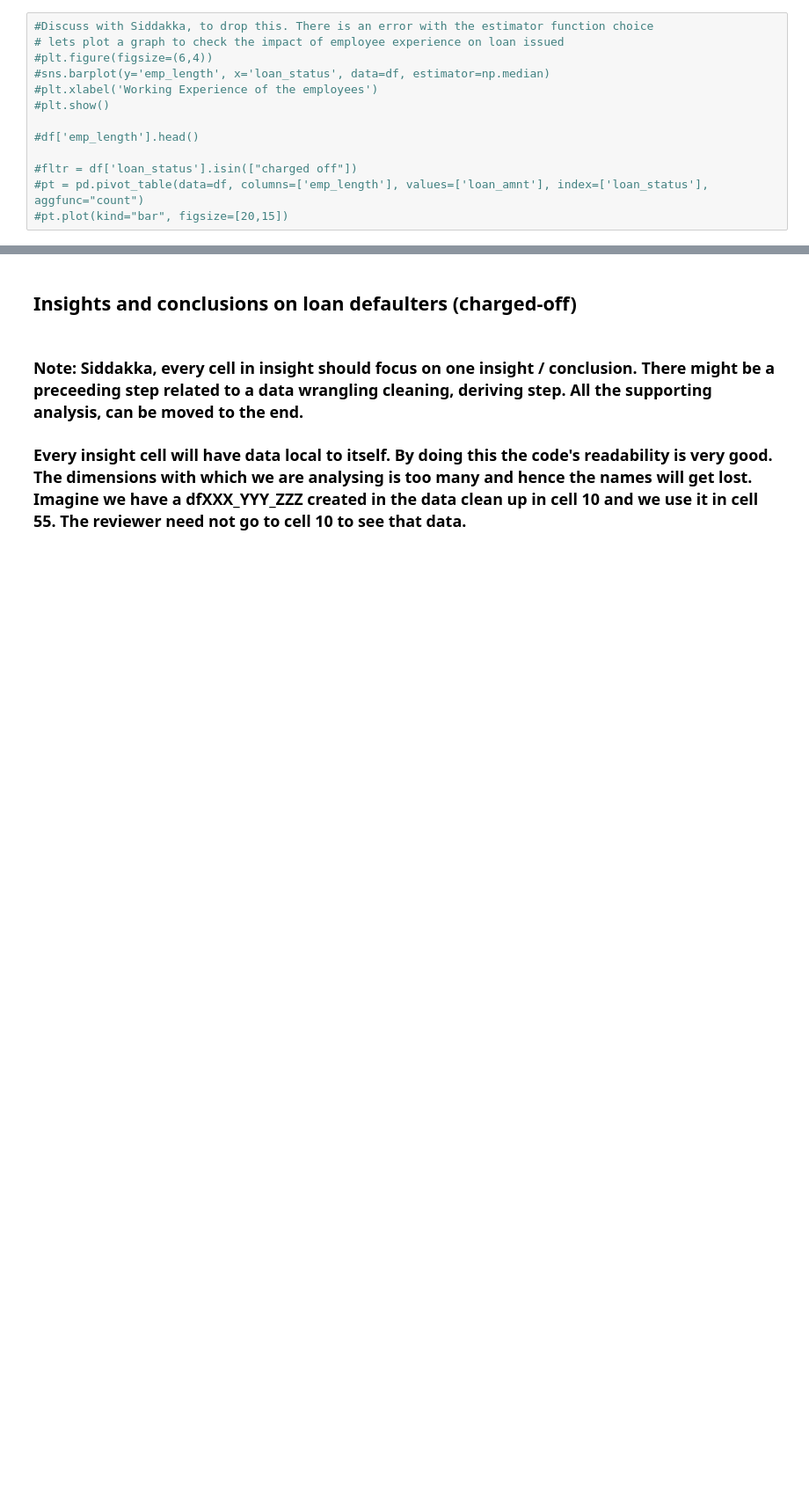
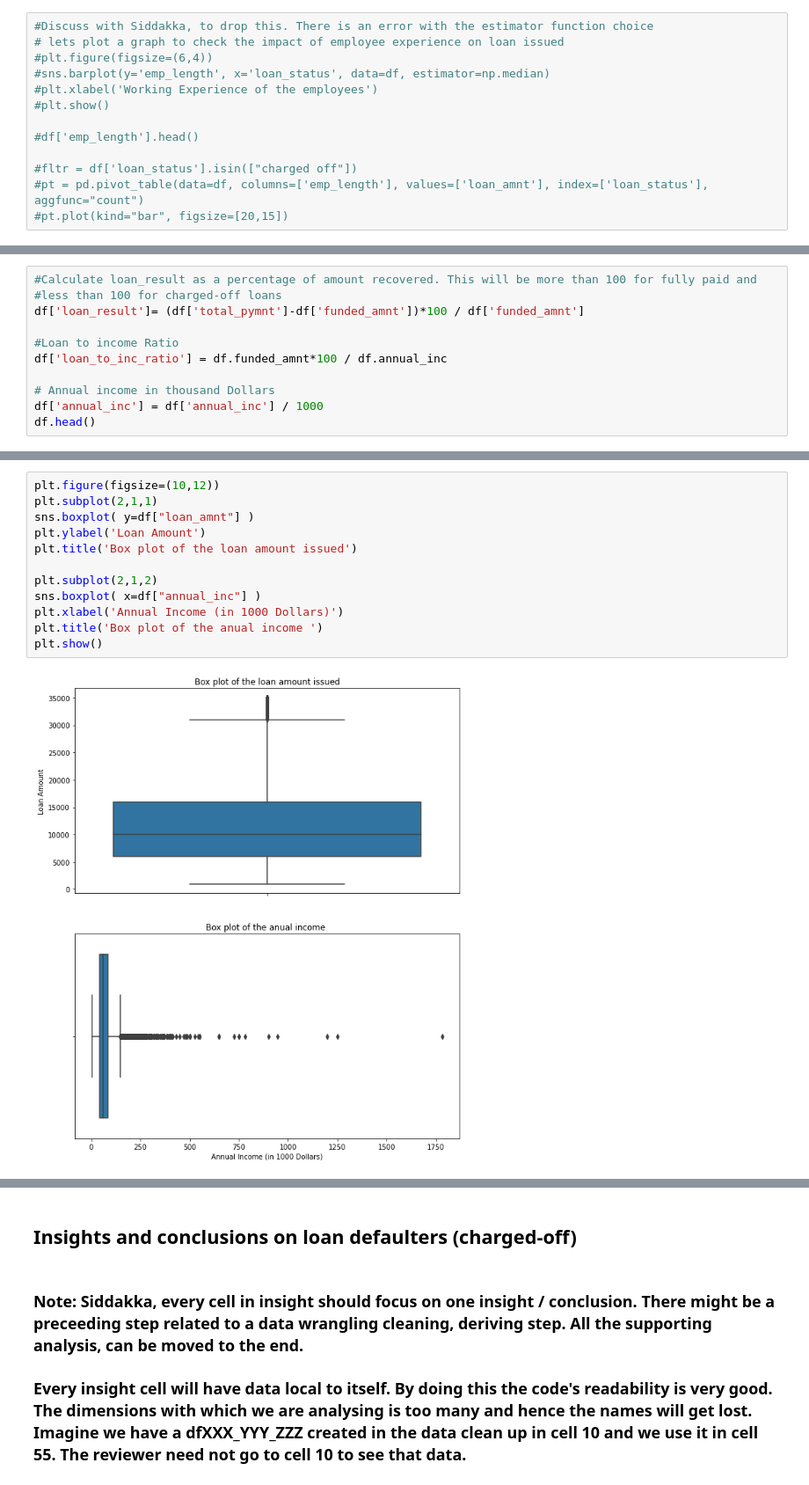
Before and after one commit to Kumaraguru-Muthuraj/_AIML_Code, a Jupyter notebook: _PythonNotebooks/_Course2_Statistics_Essentials/Mod6_Lendingclub_casestudy/Lending_Club_Merged_v1.ipynb, the cells around one changed output, grey strips where cells are left out. Shown at 88% size. Drawn from its saved outputs; the diff is of its cells as text; blank space fills up the shorter version.

```diff
--- a/_PythonNotebooks/_Course2_Statistics_Essentials/Mod6_Lendingclub_casestudy/Lending_Club_Merged_v1.ipynb
+++ b/_PythonNotebooks/_Course2_Statistics_Essentials/Mod6_Lendingclub_casestudy/Lending_Club_Merged_v1.ipynb
@@ -551,0 +560,11 @@ plt.show()
+# %%
+#Calculate loan_result as a percentage of amount recovered. This will be more than 100 for fully paid and
+#less than 100 for charged-off loans
+df['loan_result']= (df['total_pymnt']-df['funded_amnt'])*100 / df['funded_amnt']
+
+#Loan to income Ratio
+df['loan_to_inc_ratio'] = df.funded_amnt*100 / df.annual_inc
+
+# Annual income in thousand Dollars
+df['annual_inc'] = df['annual_inc'] / 1000
+df.head()
@@ -551,0 +579,14 @@ plt.show()
+# %%
+plt.figure(figsize=(10,12))
+plt.subplot(2,1,1)
+sns.boxplot( y=df["loan_amnt"] )
+plt.ylabel('Loan Amount')
+plt.title('Box plot of the loan amount issued')
+
+plt.subplot(2,1,2)
+sns.boxplot( x=df["annual_inc"] )
+plt.xlabel('Annual Income (in 1000 Dollars)')
+plt.title('Box plot of the anual income ')
+plt.show()
+# %% [output]
+[figure, added]
```
Also changed, not shown: parts of 11 cells of this notebook.
